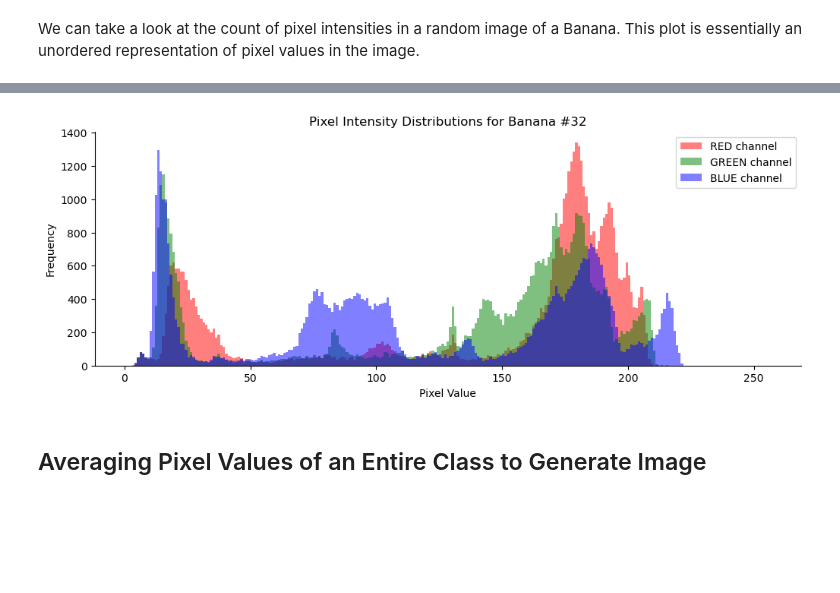
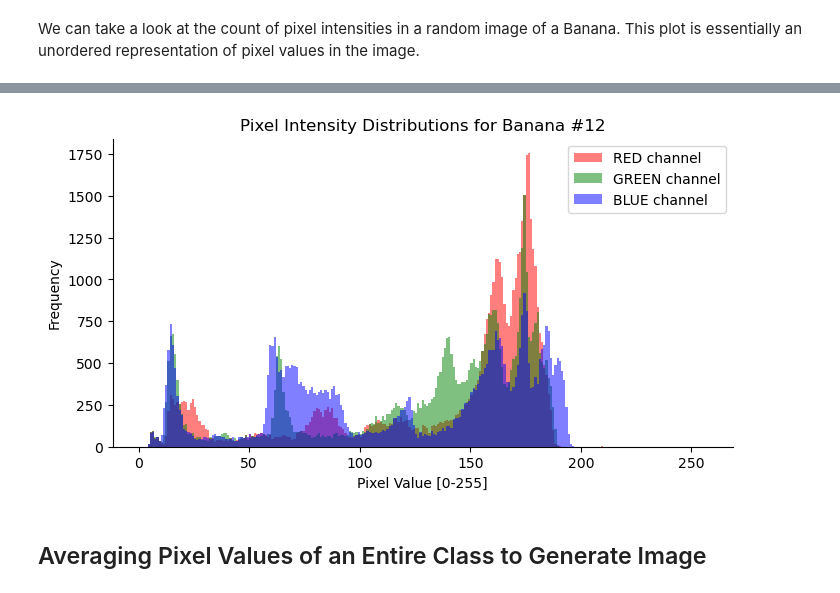
Before and after one commit to hmckin/Capstone, a Jupyter notebook: JupyterNotebooks/EDA.ipynb, the cells around one changed output, grey strips where cells are left out. Drawn from its saved outputs; the diff is of its cells as text; code cells hidden in the pictures; blank space fills up the shorter version.

```diff
--- a/JupyterNotebooks/EDA.ipynb
+++ b/JupyterNotebooks/EDA.ipynb
@@ -97,0 +97,15 @@ plt.show()
+# %%
+plt.subplots(4, 4, figsize=(12, 12), sharex='col', sharey='row')
+random_number = 31
+
+for i, food in enumerate(food_ims.keys(), 1):
+
+    plt.subplot(4, 4, i)
+
+    random_image = food_ims[food][random_number]
+
+    plt.imshow(random_image)
+    plt.title(f"Randomly Sampled {food}")
+
+plt.tight_layout()
+plt.show()
@@ -109,7 +125,7 @@ def plot_histogram(img_array,title):
     outputs: no return, it will plot the histogram
     '''
 
-    plt.figure(figsize=(12, 4))
+    plt.figure(figsize=(8, 4))
 
     pixel_intensity = np.arange(256)
 
@@ -121,7 +137,7 @@ def plot_histogram(img_array,title):
         plt.hist(pixel_intensity, bins=pixel_intensity+1, weights=channel_hist, color=color, alpha=0.5, label=f'{color} channel')
 
     plt.title(f'{title}')
-    plt.xlabel('Pixel Value')
+    plt.xlabel('Pixel Value [0-255]')
     plt.ylabel('Frequency')
     plt.legend()
     sns.despine()
@@ -131,7 +155,7 @@ We can take a look at the count of pixel intensities in a random image of a Bana
 # %%
-plot_histogram(food_ims["Banana"][32], "Pixel Intensity Distributions for Banana #32")
+plot_histogram(food_ims["Banana"][12], "Pixel Intensity Distributions for Banana #12")
 # %% [output]
-[figure, old version]
+[figure, new version]
 # %% [markdown]
 ## Averaging Pixel Values of an Entire Class to Generate Image
 # %% [markdown]
```
Also changed, not shown: parts of 3 cells of this notebook.
